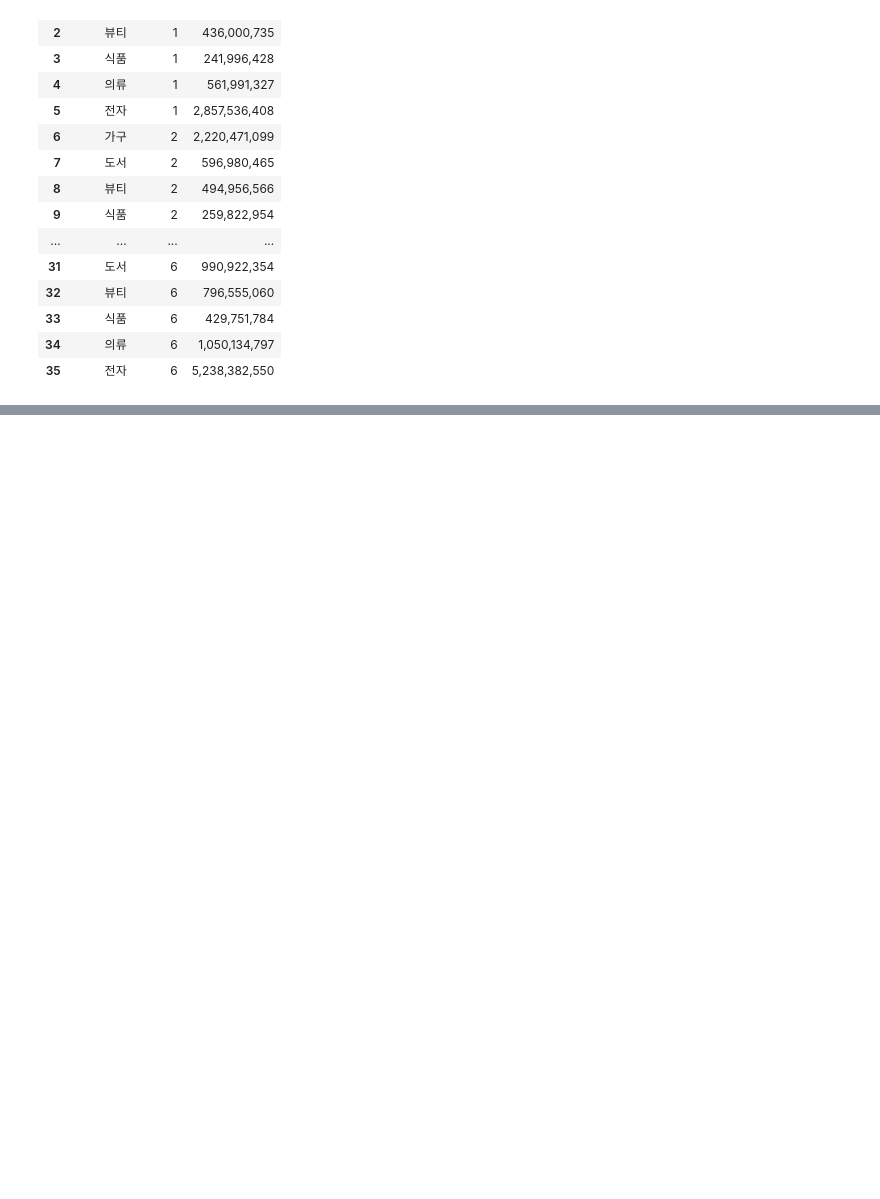
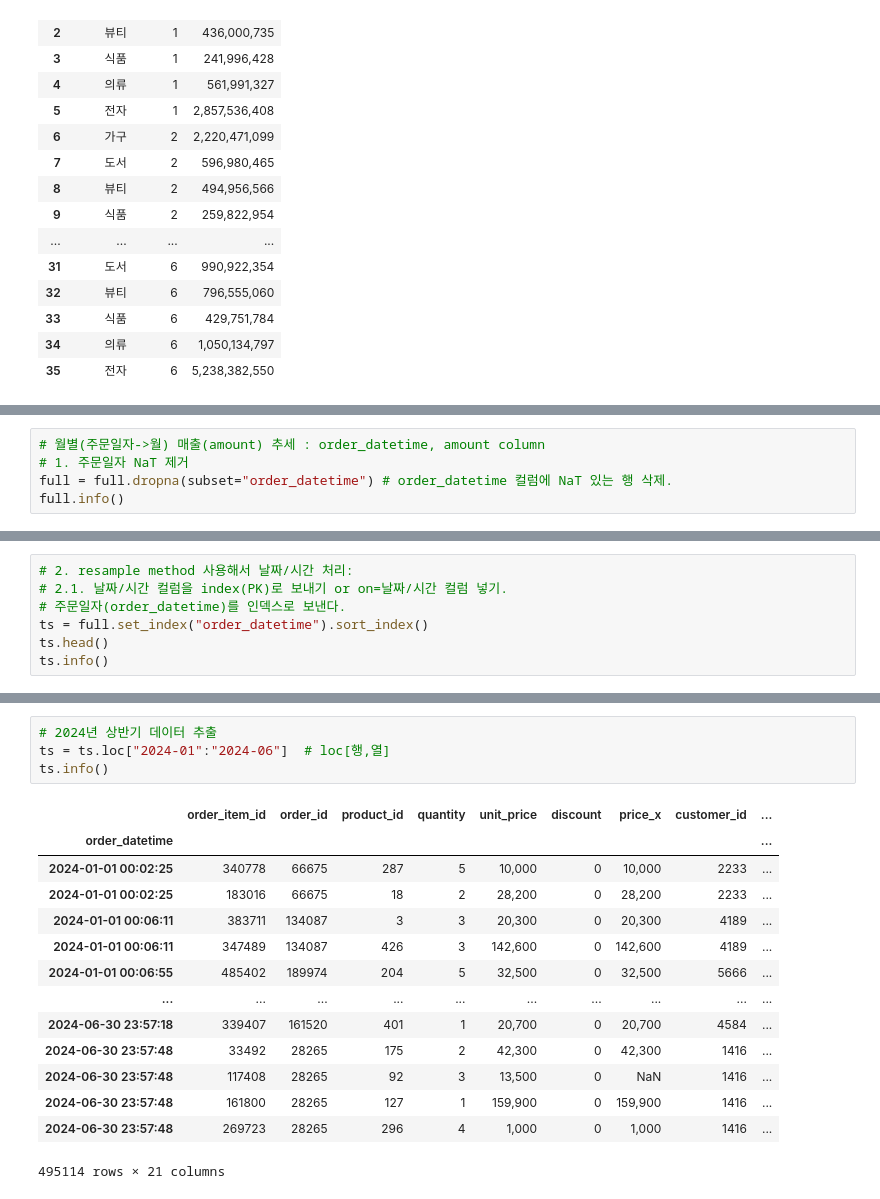
Before and after one commit to yunhoyom/bigdata_21st, a Jupyter notebook: big21/pandas_dev/chap09/we02.ipynb, the cells around one changed output, grey strips where cells are left out. Saved outputs shown, nothing was run; the diff lists cells and outputs as text; blank space fills up the shorter version.

```diff
--- a/big21/pandas_dev/chap09/we02.ipynb
+++ b/big21/pandas_dev/chap09/we02.ipynb
@@ -383,0 +404,5 @@ wide.reset_index().melt(
+# %%
+# 월별(주문일자->월) 매출(amount) 추세 : order_datetime, amount column
+# 1. 주문일자 NaT 제거
+full = full.dropna(subset="order_datetime") # order_datetime 컬럼에 NaT 있는 행 삭제.
+full.info()
@@ -383,0 +427,7 @@ wide.reset_index().melt(
+# %%
+# 2. resample method 사용해서 날짜/시간 처리:
+# 2.1. 날짜/시간 컬럼을 index(PK)로 보내기 or on=날짜/시간 컬럼 넣기.
+# 주문일자(order_datetime)를 인덱스로 보낸다.
+ts = full.set_index("order_datetime").sort_index()
+ts.head()
+ts.info()
@@ -383,0 +452,19 @@ wide.reset_index().melt(
+# %%
+# 2024년 상반기 데이터 추출
+ts = ts.loc["2024-01":"2024-06"]  # loc[행,열]
+ts.info()
+# %% [output]
+|  | order_item_id | order_id | product_id | quantity | unit_price | discount | price_x | customer_id | ... |
+| order_datetime |  |  |  |  |  |  |  |  | ... |
+| 2024-01-01 00:02:25 | 340778 | 66675 | 287 | 5 | 10,000 | 0 | 10,000 | 2233 | ... |
+| 2024-01-01 00:02:25 | 183016 | 66675 | 18 | 2 | 28,200 | 0 | 28,200 | 2233 | ... |
+| 2024-01-01 00:06:11 | 383711 | 134087 | 3 | 3 | 20,300 | 0 | 20,300 | 4189 | ... |
+| 2024-01-01 00:06:11 | 347489 | 134087 | 426 | 3 | 142,600 | 0 | 142,600 | 4189 | ... |
+| 2024-01-01 00:06:55 | 485402 | 189974 | 204 | 5 | 32,500 | 0 | 32,500 | 5666 | ... |
+| ... | ... | ... | ... | ... | ... | ... | ... | ... | ... |
+| 2024-06-30 23:57:18 | 339407 | 161520 | 401 | 1 | 20,700 | 0 | 20,700 | 4584 | ... |
+| 2024-06-30 23:57:48 | 33492 | 28265 | 175 | 2 | 42,300 | 0 | 42,300 | 1416 | ... |
+| 2024-06-30 23:57:48 | 117408 | 28265 | 92 | 3 | 13,500 | 0 | NaN | 1416 | ... |
+| 2024-06-30 23:57:48 | 161800 | 28265 | 127 | 1 | 159,900 | 0 | 159,900 | 1416 | ... |
+| 2024-06-30 23:57:48 | 269723 | 28265 | 296 | 4 | 1,000 | 0 | 1,000 | 1416 | ... |
+495114 rows × 21 columns
```
Also changed, not shown: parts of 17 cells of this notebook, 16 other files.
